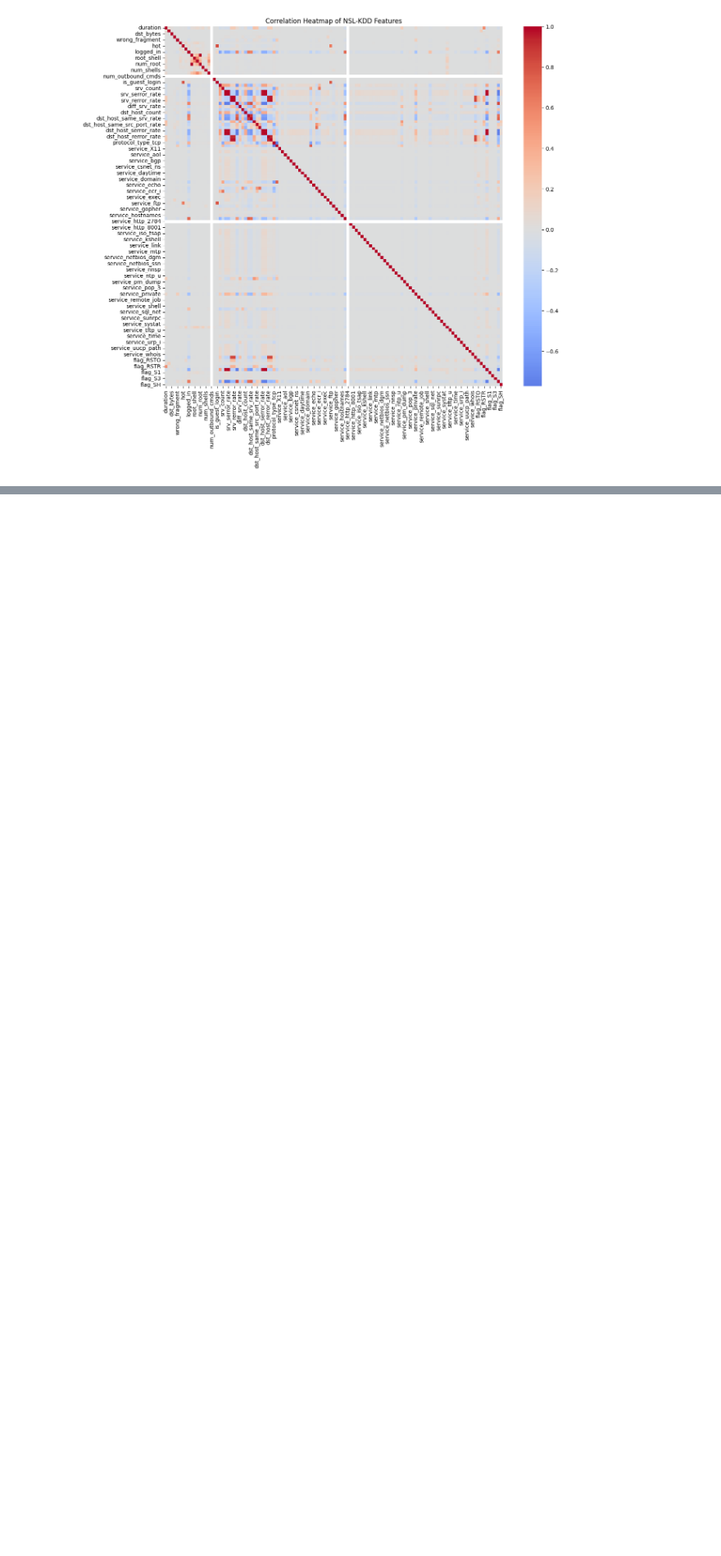
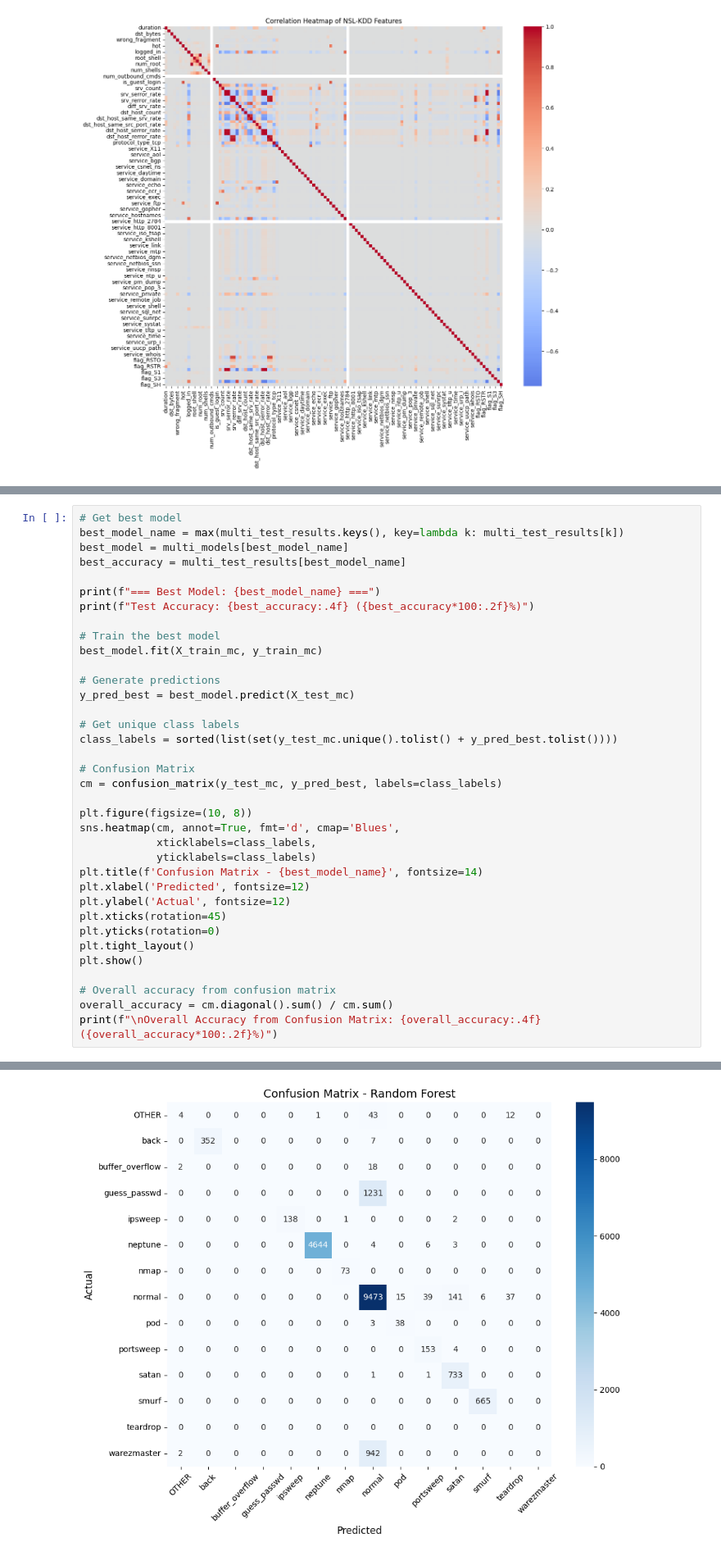
Before and after one commit to SpringBoardMentor193s/SentinelNet, a Jupyter notebook: notebooks/nslkdd_mode_train.ipynb, the cells around one changed output, grey strips where cells are left out. Shown: that part at 82% size. Saved outputs shown, nothing was run; the diff lists cells and outputs as text; blank space fills up the shorter version.

```diff
--- a/notebooks/nslkdd_mode_train.ipynb
+++ b/notebooks/nslkdd_mode_train.ipynb
@@ -896,0 +1259,37 @@ plt.show()
+# %%
+# Get best model
+best_model_name = max(multi_test_results.keys(), key=lambda k: multi_test_results[k])
+best_model = multi_models[best_model_name]
+best_accuracy = multi_test_results[best_model_name]
+
+print(f"=== Best Model: {best_model_name} ===")
+print(f"Test Accuracy: {best_accuracy:.4f} ({best_accuracy*100:.2f}%)")
+
+# Train the best model
+best_model.fit(X_train_mc, y_train_mc)
+
+# Generate predictions
+y_pred_best = best_model.predict(X_test_mc)
+
+# Get unique class labels
+class_labels = sorted(list(set(y_test_mc.unique().tolist() + y_pred_best.tolist())))
+
+# Confusion Matrix
+cm = confusion_matrix(y_test_mc, y_pred_best, labels=class_labels)
+
+plt.figure(figsize=(10, 8))
+sns.heatmap(cm, annot=True, fmt='d', cmap='Blues',
+            xticklabels=class_labels,
+            yticklabels=class_labels)
+plt.title(f'Confusion Matrix - {best_model_name}', fontsize=14)
+plt.xlabel('Predicted', fontsize=12)
+plt.ylabel('Actual', fontsize=12)
+plt.xticks(rotation=45)
+plt.yticks(rotation=0)
+plt.tight_layout()
+plt.show()
+
+# Overall accuracy from confusion matrix
+overall_accuracy = cm.diagonal().sum() / cm.sum()
+print(f"\nOverall Accuracy from Confusion Matrix: {overall_accuracy:.4f} ({overall_accuracy*100:.2f}%)")
+# %% [output]
@@ -896,0 +1298 @@ plt.show()
+[figure, added]
```
Also changed, not shown: parts of 18 cells of this notebook.
